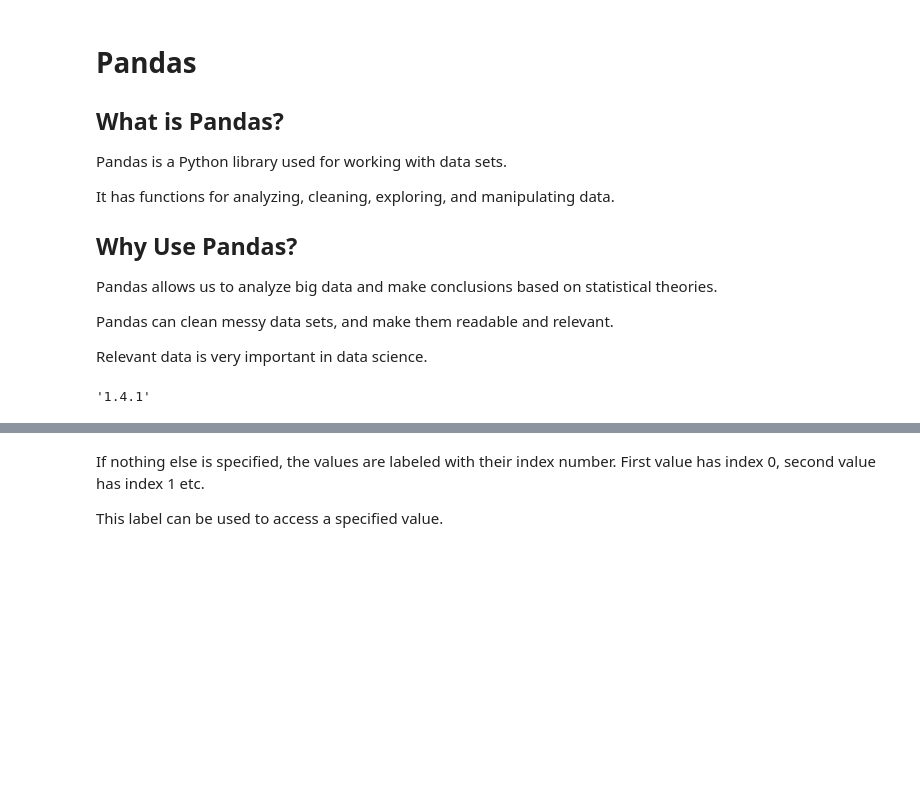
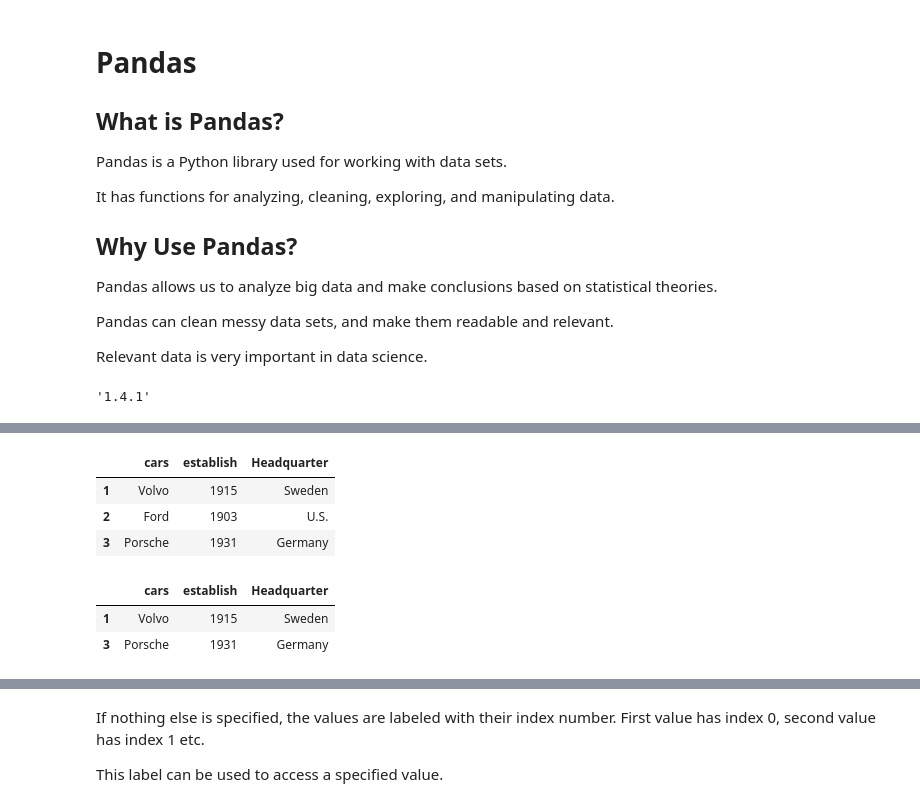
Before and after one commit to guntsvzz/Kiddeelab, a Jupyter notebook: GeneralPython2/Pandas.ipynb, the cells around one changed output, grey strips where cells are left out. Drawn from its saved outputs; the diff is of its cells as text; code cells hidden in the pictures; blank space fills up the shorter version.

```diff
--- a/GeneralPython2/Pandas.ipynb
+++ b/GeneralPython2/Pandas.ipynb
@@ -41,0 +86,15 @@ print(df)
+# %%
+drop_row = df_mydataset.drop(index=0)
+drop_row
+# %% [output]
+|  | cars | establish | Headquarter |
+| 1 | Volvo | 1915 | Sweden |
+| 2 | Ford | 1903 | U.S. |
+| 3 | Porsche | 1931 | Germany |
+# %%
+drop_row = df_mydataset.drop(index=[0,2])
+drop_row
+# %% [output]
+|  | cars | establish | Headquarter |
+| 1 | Volvo | 1915 | Sweden |
+| 3 | Porsche | 1931 | Germany |
```
Also changed, not shown: parts of 35 cells of this notebook, 3 other files.
